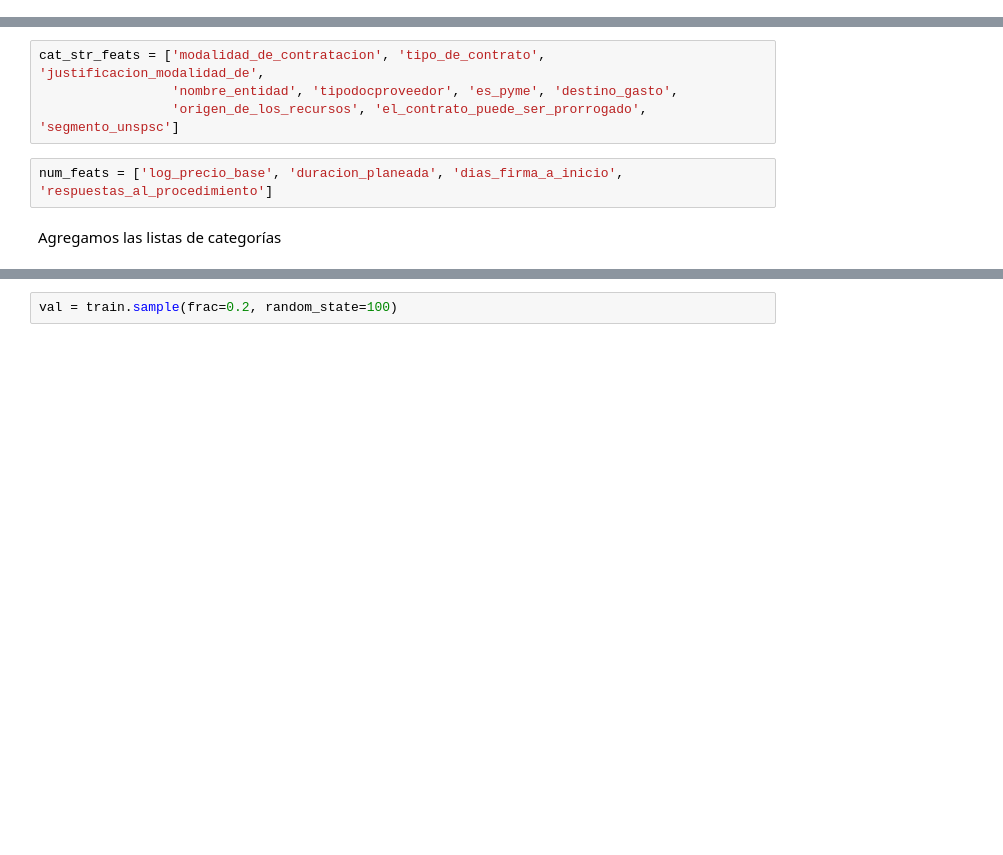
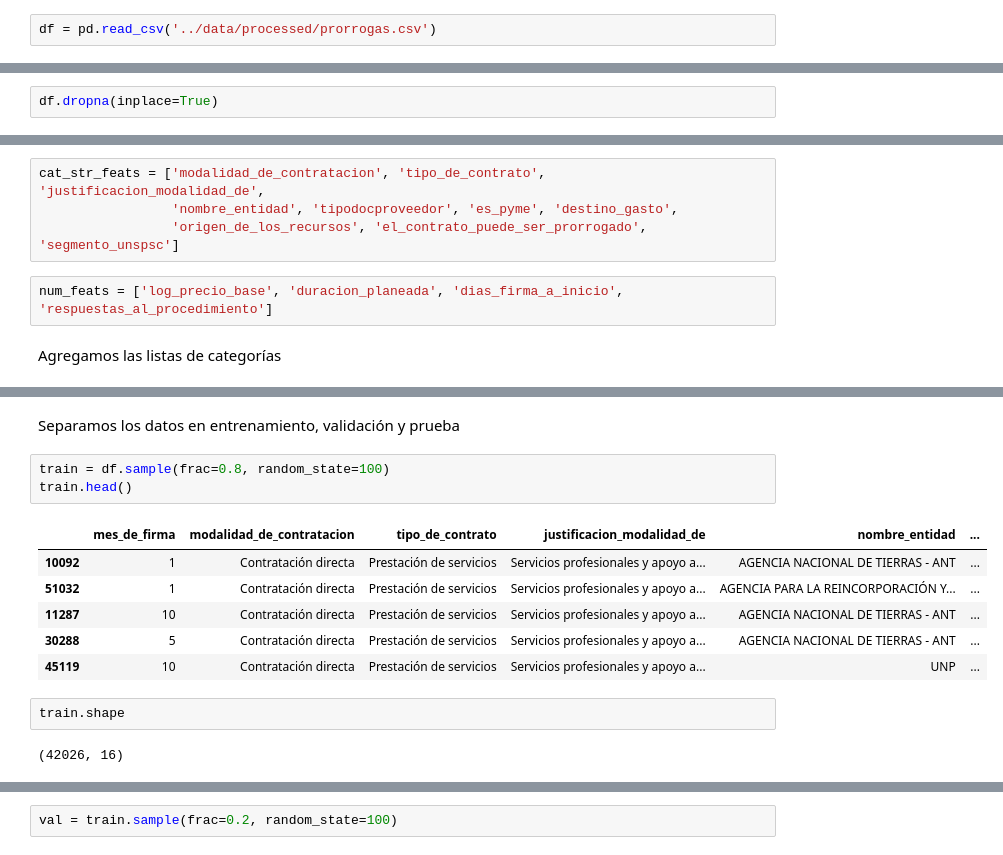
Before and after one commit to cristian72421/secop2-pipeline, a Jupyter notebook: notebooks/modelo_prorrogas.ipynb, the cells around one changed output, grey strips where cells are left out. Drawn from its saved outputs; the diff is of its cells as text; blank space fills up the shorter version.

```diff
--- a/notebooks/modelo_prorrogas.ipynb
+++ b/notebooks/modelo_prorrogas.ipynb
@@ -69,0 +20,2 @@ df.head()
+# %%
+df = pd.read_csv('../data/processed/prorrogas.csv')
@@ -111,0 +80,2 @@ El mes de firma va como categórica entera, igual que `slope` y `ca` en `heart`:
+# %%
+df.dropna(inplace=True)
@@ -143,0 +113,16 @@ train = df.drop(test.index)
+# %% [markdown]
+Separamos los datos en entrenamiento, validación y prueba
+# %%
+train = df.sample(frac=0.8, random_state=100)
+train.head()
+# %% [output]
+|  | mes_de_firma | modalidad_de_contratacion | tipo_de_contrato | justificacion_modalidad_de | nombre_entidad | ... |
+| 10092 | 1 | Contratación directa | Prestación de servicios | Servicios profesionales y apoyo a... | AGENCIA NACIONAL DE TIERRAS - ANT | ... |
+| 51032 | 1 | Contratación directa | Prestación de servicios | Servicios profesionales y apoyo a... | AGENCIA PARA LA REINCORPORACIÓN Y... | ... |
+| 11287 | 10 | Contratación directa | Prestación de servicios | Servicios profesionales y apoyo a... | AGENCIA NACIONAL DE TIERRAS - ANT | ... |
+| 30288 | 5 | Contratación directa | Prestación de servicios | Servicios profesionales y apoyo a... | AGENCIA NACIONAL DE TIERRAS - ANT | ... |
+| 45119 | 10 | Contratación directa | Prestación de servicios | Servicios profesionales y apoyo a... | UNP | ... |
+# %%
+train.shape
+# %% [output]
+(42026, 16)
```
Also changed, not shown: parts of 71 cells of this notebook, 4 other files.
